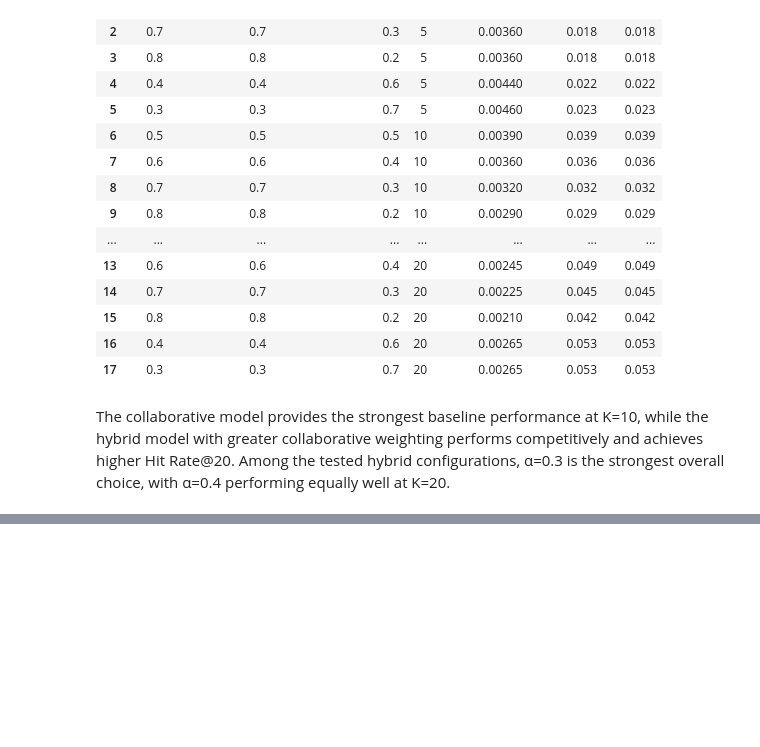
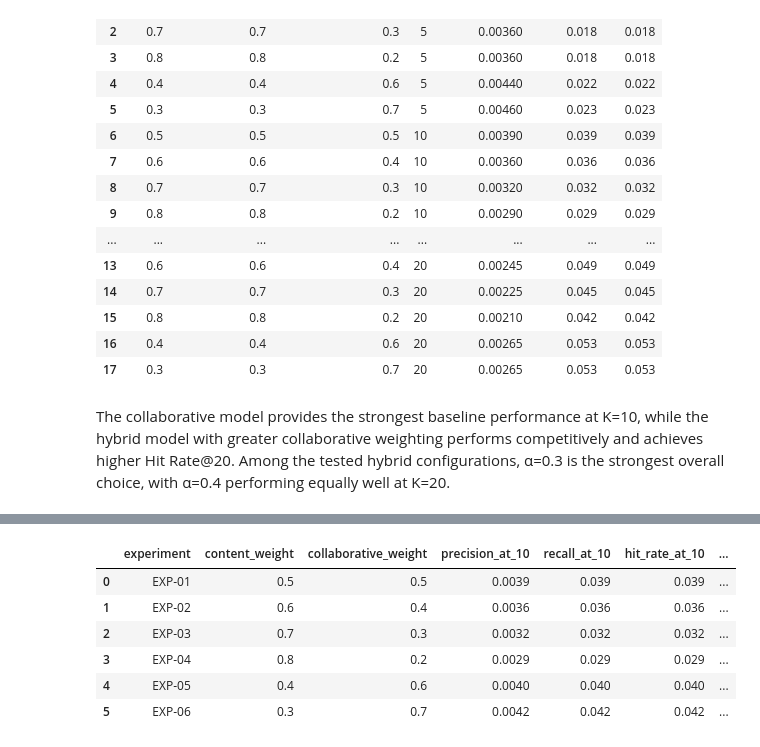
Before and after one commit to Yashi-tech-ai/BookNest, a Jupyter notebook: Notebooks/04_evaluation.ipynb, the cells around one changed output, grey strips where cells are left out. Saved outputs shown, nothing was run; the diff lists cells and outputs as text; code cells hidden in the pictures; blank space fills up the shorter version.

Commit message:
hybrid experiments.csv

```diff
--- a/Notebooks/04_evaluation.ipynb
+++ b/Notebooks/04_evaluation.ipynb
@@ -1348,3 +1348,11 @@ complete_metrics
 | 17 | 0.3 | 0.3 | 0.7 | 20 | 0.00265 | 0.053 | 0.053 |
 # %% [markdown]
 The collaborative model provides the strongest baseline performance at K=10, while the hybrid model with greater collaborative weighting performs competitively and achieves higher Hit Rate@20. Among the tested hybrid configurations, α=0.3 is the strongest overall choice, with α=0.4 performing equally well at K=20.
+# %%
+# Inspect the current hybrid experiment log
+
+hybrid_experiments = pd.read_csv(
+    "../experiments/hybrid_experiments.csv"
+)
+
+hybrid_experiments
@@ -1350,0 +1367,53 @@ The collaborative model provides the strongest baseline performance at K=10, whi
+# %%
+# Update hybrid experiment log with confirmed @10 results
+
+hybrid_experiments["precision_at_10"] = [
+    0.0039,
+    0.0036,
+    0.0032,
+    0.0029,
+    0.0040,
+    0.0042
+]
+
+hybrid_experiments["recall_at_10"] = [
+    0.039,
+    0.036,
+    0.032,
+    0.029,
+    0.040,
+    0.042
+]
+
+hybrid_experiments["hit_rate_at_10"] = [
+    0.039,
+    0.036,
+    0.032,
+    0.029,
+    0.040,
+    0.042
+]
+
+hybrid_experiments["notes"] = [
+    "Baseline",
+    "Current configuration",
+    "Content-heavy",
+    "Strong content",
+    "Collaborative-heavy",
+    "Strong collaborative"
+]
+
+hybrid_experiments.to_csv(
+    "../experiments/hybrid_experiments.csv",
+    index=False
+)
+
+hybrid_experiments
+# %% [output]
+|  | experiment | content_weight | collaborative_weight | precision_at_10 | recall_at_10 | hit_rate_at_10 | ... |
+| 0 | EXP-01 | 0.5 | 0.5 | 0.0039 | 0.039 | 0.039 | ... |
+| 1 | EXP-02 | 0.6 | 0.4 | 0.0036 | 0.036 | 0.036 | ... |
+| 2 | EXP-03 | 0.7 | 0.3 | 0.0032 | 0.032 | 0.032 | ... |
+| 3 | EXP-04 | 0.8 | 0.2 | 0.0029 | 0.029 | 0.029 | ... |
+| 4 | EXP-05 | 0.4 | 0.6 | 0.0040 | 0.040 | 0.040 | ... |
+| 5 | EXP-06 | 0.3 | 0.7 | 0.0042 | 0.042 | 0.042 | ... |
```
Also changed, not shown: parts of 1 cell of this notebook, 1 other file.
